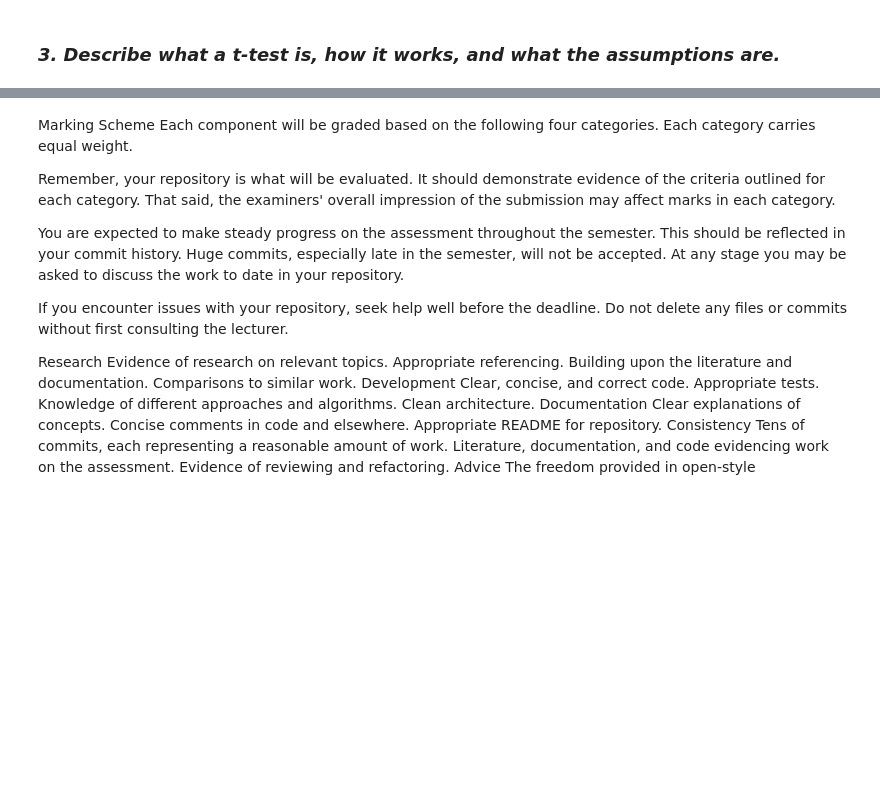
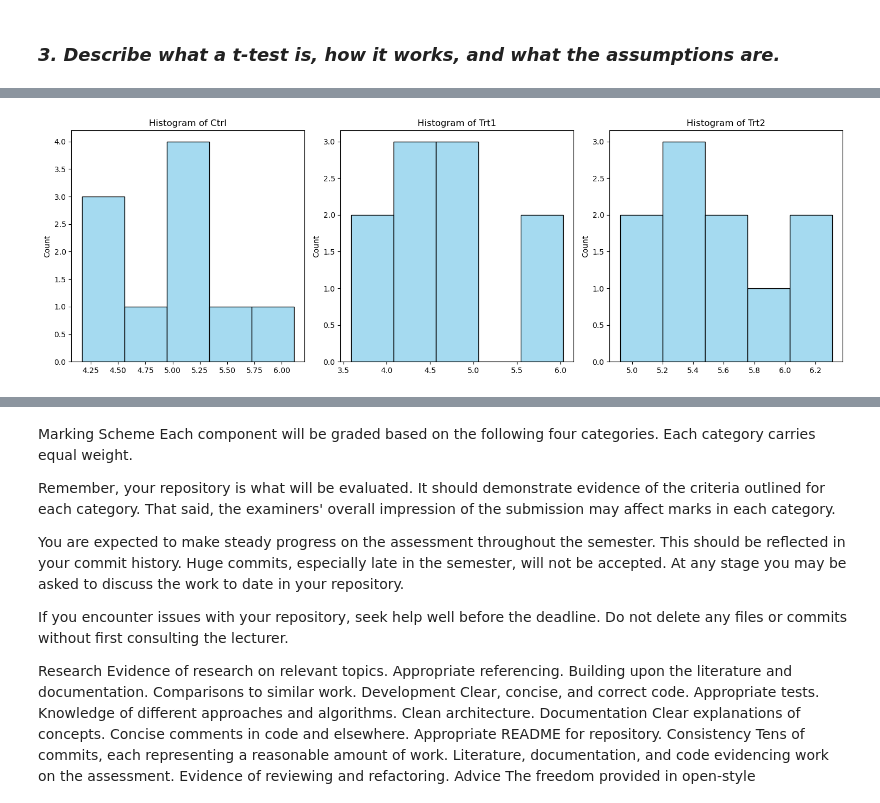
Before and after one commit to LaisColetta/Applied-Statistics, a Jupyter notebook: project.ipynb, the cells around one changed output, grey strips where cells are left out. Cells and saved outputs as stored; diff of their text form; code cells hidden in the pictures; blank space fills up the shorter version.

Commit message:
adding plots to t-test question

```diff
--- a/project.ipynb
+++ b/project.ipynb
@@ -175,0 +231,16 @@ else:
+# %%
+#Histogram:
+# Group data by treatment type and store in separate variables
+df_grouped = df.groupby('group')['weight'].apply(list)
+
+# Create histograms for each treatment group with the same color
+fig, axes = plt.subplots(1, 3, figsize=(15, 5))
+
+for i, group in enumerate(['ctrl', 'trt1', 'trt2']):
+    sns.histplot(df_grouped[group], bins=5, color='skyblue', ax=axes[i])
+    axes[i].set_title(f'Histogram of {group.capitalize()}')
+
+plt.tight_layout()
+plt.show()
+# %% [output]
+[figure, added]
```
Also changed, not shown: parts of 9 cells of this notebook.
